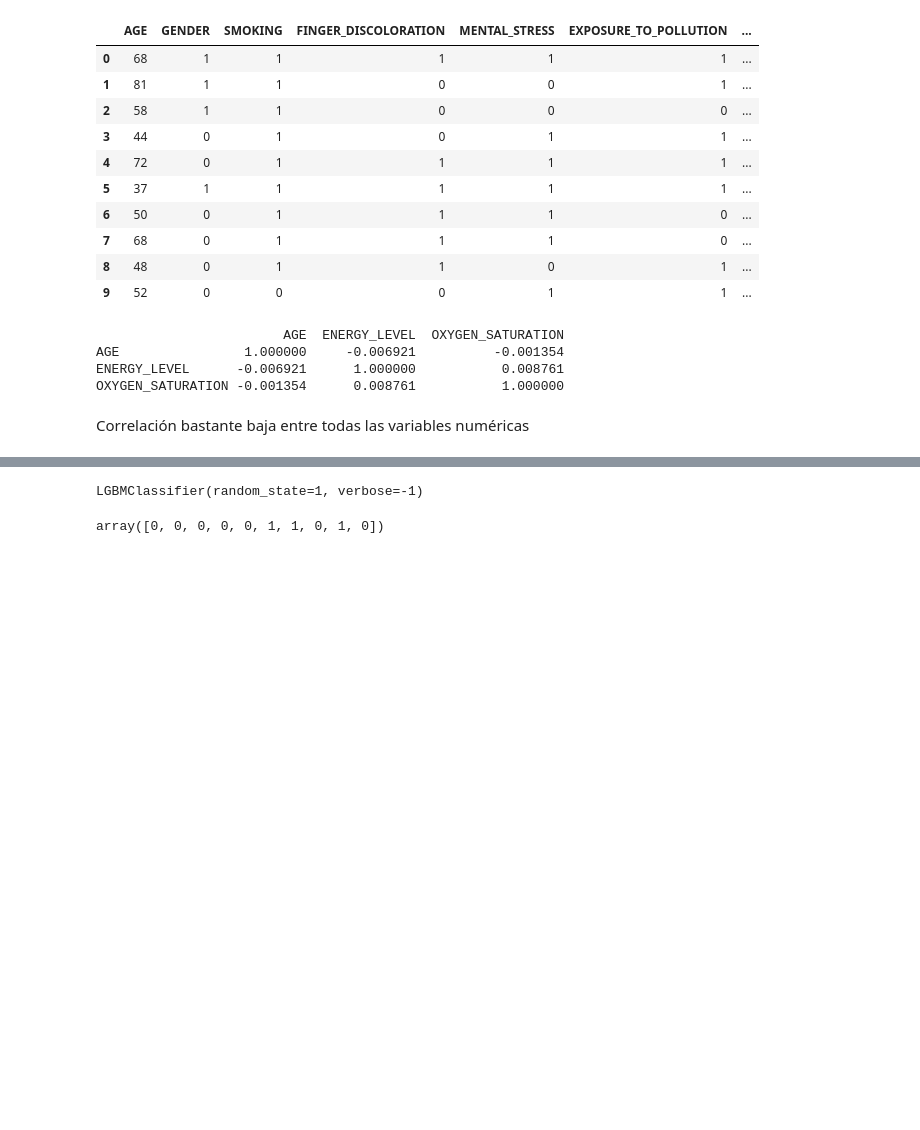
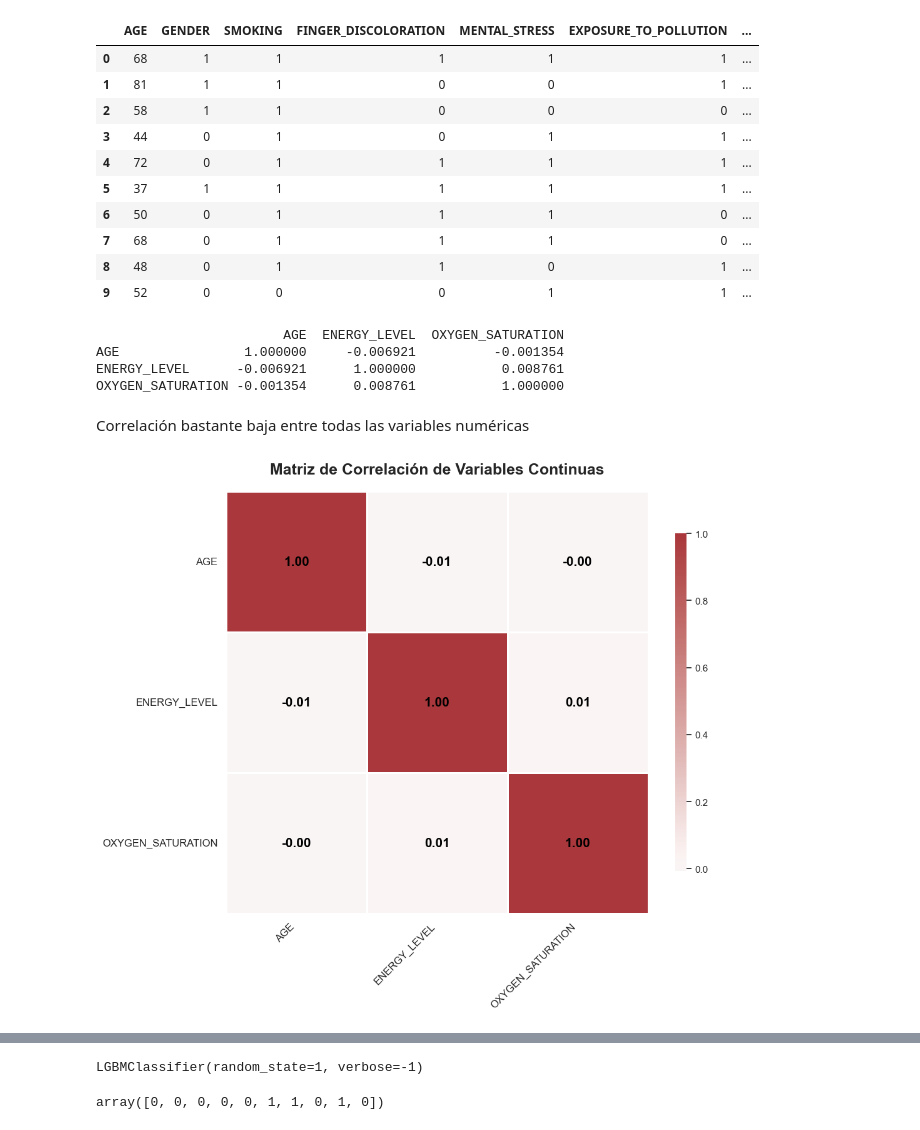
Before and after one commit to jrafaelpena/curso-si-puj, a Jupyter notebook: workspace/jrpg/0-comparacion-modelos.ipynb, the cells around one changed output, grey strips where cells are left out. Cells and saved outputs as stored; diff of their text form; code cells hidden in the pictures; blank space fills up the shorter version.

```diff
--- a/workspace/jrpg/0-comparacion-modelos.ipynb
+++ b/workspace/jrpg/0-comparacion-modelos.ipynb
@@ -193,6 +192,41 @@ ENERGY_LEVEL      -0.006921      1.000000           0.008761
 OXYGEN_SATURATION -0.001354      0.008761           1.000000
 # %% [markdown]
 Correlación bastante baja entre todas las variables numéricas
+# %%
+import matplotlib.pyplot as plt
+import seaborn as sns
+
+# Compute correlation matrix
+corr_matrix = df_detection_numerical.corr()
+
+# Use a clean aesthetic style
+sns.set_theme(style="whitegrid")
+
+# Create figure
+plt.figure(figsize=(11, 9))
+
+# Better color map for correlation visualization
+# "coolwarm" clearly separates positive/negative; "RdBu_r" is another classy option
+sns.heatmap(
+    corr_matrix,
+    annot=True,
+    fmt=".2f",
+    cmap="vlag",        # try also: "RdYlBu_r", "vlag", or "ch:s=-.2,r=.6"
+    center=0,
+    square=True,
+    linewidths=0.8,
+    annot_kws={"size": 15, "color": "black", "weight": "bold"},
+    cbar_kws={"shrink": 0.8, "aspect": 30}
+)
+
+# Titles and axis formatting
+plt.title("Matriz de Correlación de Variables Continuas", fontsize=18, weight="bold", pad=20)
+plt.xticks(rotation=45, ha="right", fontsize=12)
+plt.yticks(rotation=0, fontsize=12)
+plt.tight_layout()
+plt.show()
+# %% [output]
+[figure, added]
 # %%
 df_detection_binary = df_detection.select_dtypes(include=['category'])
 # %%
```
Also changed, not shown: parts of 11 cells of this notebook, 13 other files.
